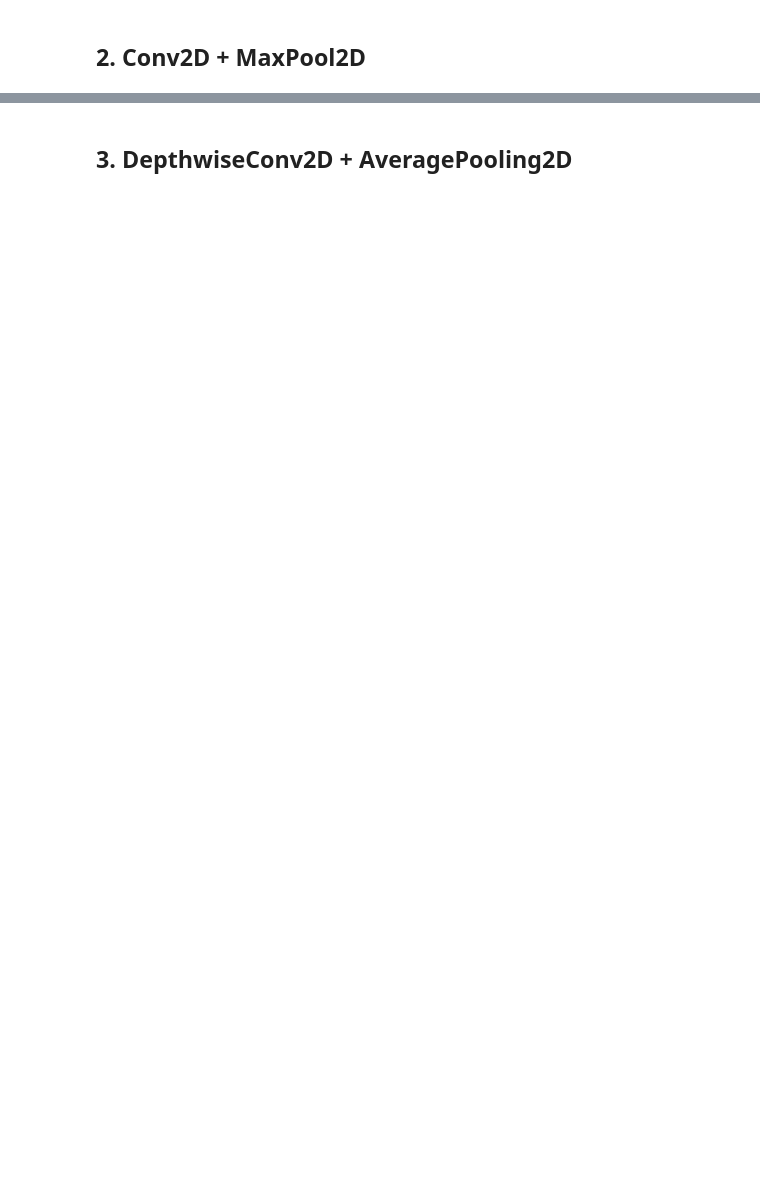
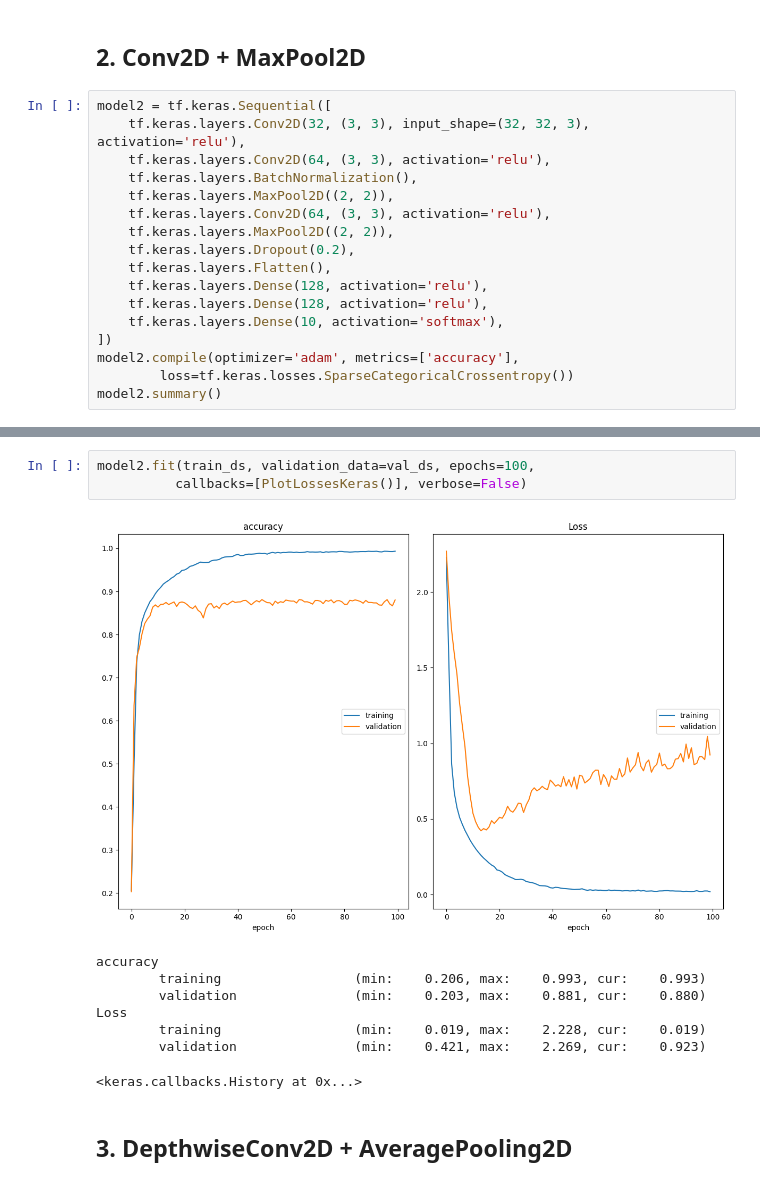
Before and after one commit to GrishaTS/YaMlProject, a Jupyter notebook: notebooks/Griga/ConvAndPool/conv_pool.ipynb, the cells around one changed output, grey strips where cells are left out. Saved outputs shown, nothing was run; the diff lists cells and outputs as text; blank space fills up the shorter version.

```diff
--- a/notebooks/Griga/ConvAndPool/conv_pool.ipynb
+++ b/notebooks/Griga/ConvAndPool/conv_pool.ipynb
@@ -185,2 +253,19 @@
 # %% [markdown]
 ## 2. Conv2D + MaxPool2D
+# %%
+model2 = tf.keras.Sequential([
+    tf.keras.layers.Conv2D(32, (3, 3), input_shape=(32, 32, 3), activation='relu'),
+    tf.keras.layers.Conv2D(64, (3, 3), activation='relu'),
+    tf.keras.layers.BatchNormalization(),
+    tf.keras.layers.MaxPool2D((2, 2)),
+    tf.keras.layers.Conv2D(64, (3, 3), activation='relu'),
+    tf.keras.layers.MaxPool2D((2, 2)),
+    tf.keras.layers.Dropout(0.2),
+    tf.keras.layers.Flatten(),
+    tf.keras.layers.Dense(128, activation='relu'),
+    tf.keras.layers.Dense(128, activation='relu'),
+    tf.keras.layers.Dense(10, activation='softmax'),
+])
+model2.compile(optimizer='adam', metrics=['accuracy'],
+        loss=tf.keras.losses.SparseCategoricalCrossentropy())
+model2.summary()
@@ -187,2 +290,14 @@
+# %%
+model2.fit(train_ds, validation_data=val_ds, epochs=100,
+          callbacks=[PlotLossesKeras()], verbose=False)
+# %% [output]
+[figure, added]
+accuracy
+        training                 (min:    0.206, max:    0.993, cur:    0.993)
+        validation               (min:    0.203, max:    0.881, cur:    0.880)
+Loss
+        training                 (min:    0.019, max:    2.228, cur:    0.019)
+        validation               (min:    0.421, max:    2.269, cur:    0.923)
+<keras.callbacks.History at 0x...>
 # %% [markdown]
 ## 3. DepthwiseConv2D + AveragePooling2D
```
Also changed, not shown: parts of 18 cells of this notebook, 1 other file.
